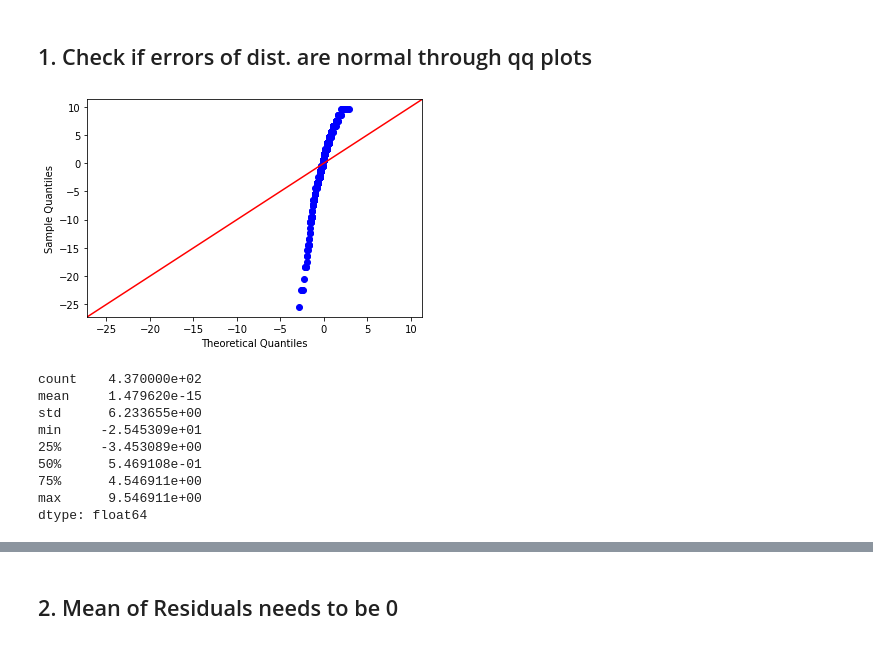
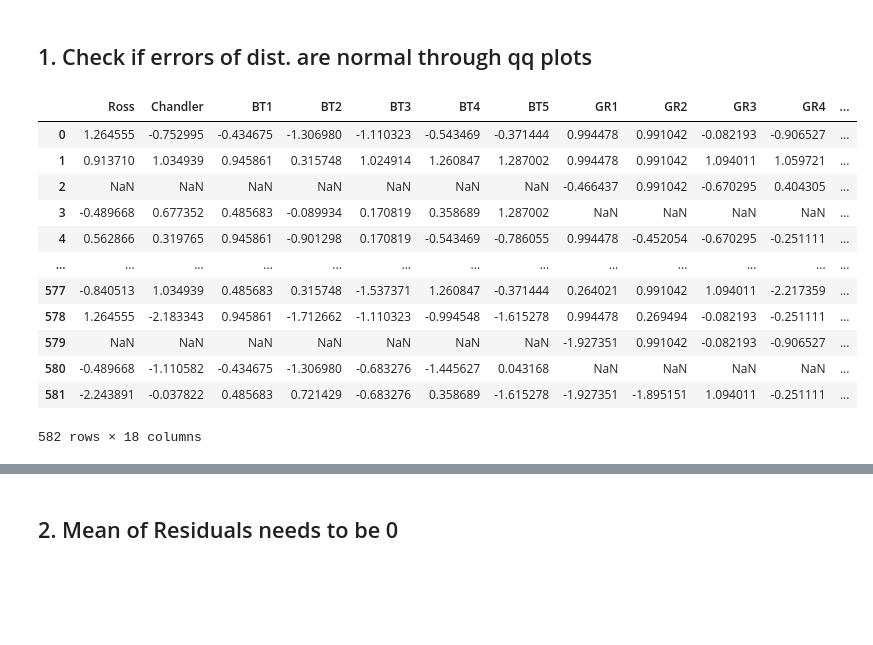
Before and after one commit to Data-Science-in-Business-Fall-2020/final-project-danny_brady_michael, a Jupyter notebook: T_Tests.ipynb, the cells around one changed output, grey strips where cells are left out. Saved outputs shown, nothing was run; the diff lists cells and outputs as text; code cells hidden in the pictures; blank space fills up the shorter version.

```diff
--- a/T_Tests.ipynb
+++ b/T_Tests.ipynb
@@ -1193,28 +1193,32 @@ The default dtype for empty Series will be 'object' instead of 'float64' in a fu
 # Checking Assumptions
 # %% [markdown]
 ## 1. Check if errors of dist. are normal through qq plots
-# %%
-import statsmodels.api as sm
-import scipy.stats as stats
-eat["Chandler"].mean()
-resid = []
-for num in targets.Ross:
-    resid.append(targets["Ross"].mean() - num)
-resid = pd.Series(resid).dropna()
-#px.line(resid)
-fig = sm.qqplot(resid, line = "45")
-plt.show()
-# %% [output]
-[figure, removed]
-# %%
-resid.describe()
-# %% [output]
-count    4.370000e+02
-mean     1.479620e-15
-std      6.233655e+00
-min     -2.545309e+01
-25%     -3.453089e+00
-50%      5.469108e-01
-75%      4.546911e+00
-max      9.546911e+00
-dtype: float64
+# %%
+df = pd.DataFrame()
+for column in corona_eat.drop(columns = "Etc. Comments").iloc[:,1:].columns:
+    resid = []
+    corona_mean = corona_eat[column].mean()
+    corona_std = np.std(corona_eat[column])
+    open_mean = open_eat[column].mean()
+    open_std = np.std(open_eat[column])
+    for date in eat.Date:
+        if (date >= pd.to_datetime('03-14-2020')) & (date < pd.to_datetime('05-09-2020')):
+            resid.append((corona_mean - eat[eat["Date"]==date][column].values[0])/corona_std)
+        else:
+            resid.append((open_mean - eat[eat["Date"]==date][column].values[0])/open_std)
+    df = pd.concat([df, pd.Series(resid,name = column)], axis = 1)
+df
+# %% [output]
+|  | Ross | Chandler | BT1 | BT2 | BT3 | BT4 | BT5 | GR1 | GR2 | GR3 | GR4 | ... |
+| 0 | 1.264555 | -0.752995 | -0.434675 | -1.306980 | -1.110323 | -0.543469 | -0.371444 | 0.994478 | 0.991042 | -0.082193 | -0.906527 | ... |
+| 1 | 0.913710 | 1.034939 | 0.945861 | 0.315748 | 1.024914 | 1.260847 | 1.287002 | 0.994478 | 0.991042 | 1.094011 | 1.059721 | ... |
+| 2 | NaN | NaN | NaN | NaN | NaN | NaN | NaN | -0.466437 | 0.991042 | -0.670295 | 0.404305 | ... |
+| 3 | -0.489668 | 0.677352 | 0.485683 | -0.089934 | 0.170819 | 0.358689 | 1.287002 | NaN | NaN | NaN | NaN | ... |
+| 4 | 0.562866 | 0.319765 | 0.945861 | -0.901298 | 0.170819 | -0.543469 | -0.786055 | 0.994478 | -0.452054 | -0.670295 | -0.251111 | ... |
+| ... | ... | ... | ... | ... | ... | ... | ... | ... | ... | ... | ... | ... |
+| 577 | -0.840513 | 1.034939 | 0.485683 | 0.315748 | -1.537371 | 1.260847 | -0.371444 | 0.264021 | 0.991042 | 1.094011 | -2.217359 | ... |
+| 578 | 1.264555 | -2.183343 | 0.945861 | -1.712662 | -1.110323 | -0.994548 | -1.615278 | 0.994478 | 0.269494 | -0.082193 | -0.251111 | ... |
+| 579 | NaN | NaN | NaN | NaN | NaN | NaN | NaN | -1.927351 | 0.991042 | -0.082193 | -0.906527 | ... |
+| 580 | -0.489668 | -1.110582 | -0.434675 | -1.306980 | -0.683276 | -1.445627 | 0.043168 | NaN | NaN | NaN | NaN | ... |
+| 581 | -2.243891 | -0.037822 | 0.485683 | 0.721429 | -0.683276 | 0.358689 | -1.615278 | -1.927351 | -1.895151 | 1.094011 | -0.251111 | ... |
+582 rows × 18 columns
```
Also changed, not shown: parts of 19 cells of this notebook.
